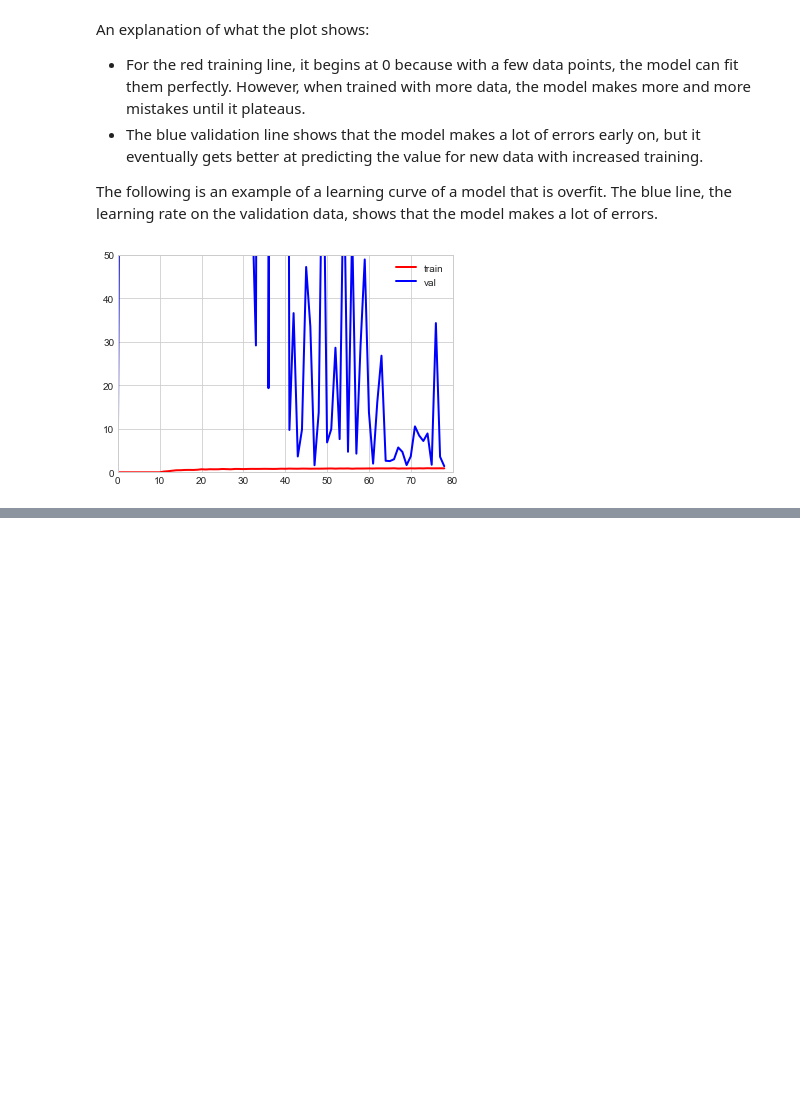
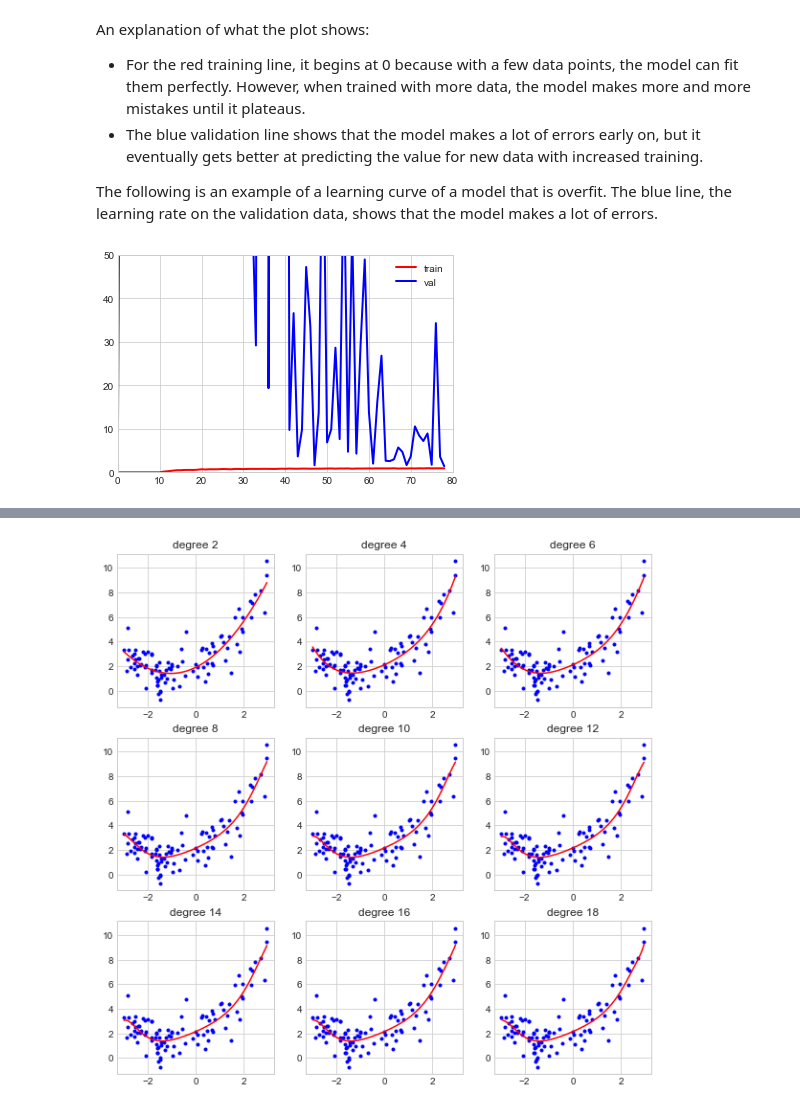
Before and after one commit to jhrcook/100DaysOfPython, a Jupyter notebook: HandsOnMachineLearningWithScikitLearnAndTensorFlow/homl_ch04.ipynb, the cells around one changed output, grey strips where cells are left out. Drawn from its saved outputs; the diff is of its cells as text; code cells hidden in the pictures; blank space fills up the shorter version.

Commit message:
41 of 100 Days of Python I finished the section on linear model regulatization and early stopping. I also made a lot of interesting plots and practised using sklearn pipelines.

```diff
--- a/HandsOnMachineLearningWithScikitLearnAndTensorFlow/homl_ch04.ipynb
+++ b/HandsOnMachineLearningWithScikitLearnAndTensorFlow/homl_ch04.ipynb
@@ -590,0 +617,20 @@ plt.show()
+# %%
+from sklearn.linear_model import Ridge
+from sklearn.preprocessing import StandardScaler
+
+fig = plt.figure(figsize=(10, 10))
+
+for i in range(1, 10):
+
+    ridge_pipeline = Pipeline((
+        ('poly_features', PolynomialFeatures(degree=i*2, include_bias=False)),
+        ('scale_features', StandardScaler()),
+        ('ridge_regression', Ridge(alpha=1))
+    ))
+
+    ridge_pipeline.fit(X, y)
+    plt.subplot(3, 3, i)
+    plot_linear_model_line(ridge_pipeline)
+    plt.title(f'degree {i*2}')
+# %% [output]
+[figure, added]
```
Also changed, not shown: parts of 20 cells of this notebook, 7 other files.
